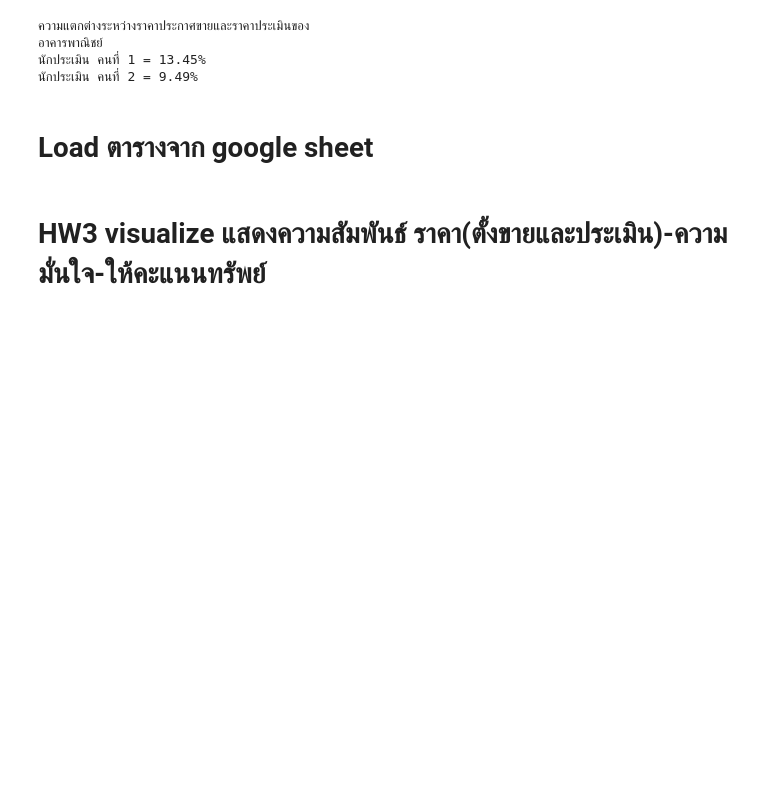
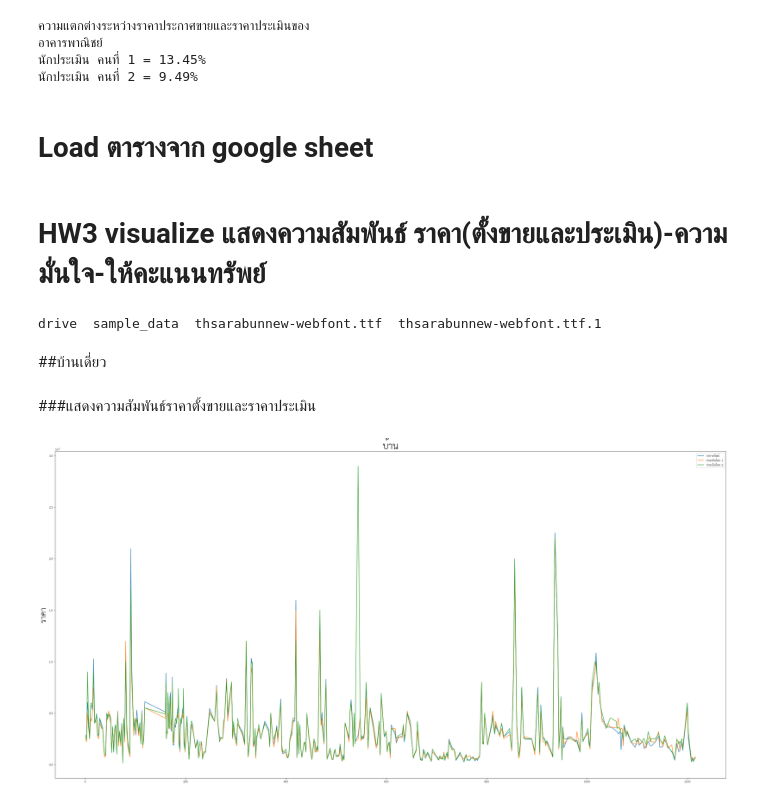
Before and after one commit to nannthd/bsc_dpdm22, a Jupyter notebook: [dataprep1] property estimator.ipynb, the cells around one changed output. Drawn from its saved outputs; the diff is of its cells as text; code cells hidden in the pictures; blank space fills up the shorter version.

```diff
--- a/[dataprep1] property estimator.ipynb
+++ b/[dataprep1] property estimator.ipynb
@@ -1557,3 +1491,40 @@ land01 = pd.read_excel(link,sheet_name='ที่ดิน')
 # HW3 visualize แสดงความสัมพันธ์ ราคา(ตั้งขายและประเมิน)-ความมั่นใจ-ให้คะแนนทรัพย์
 # %%
 from matplotlib import pyplot as plt
+
+import matplotlib
+matplotlib.rcParams['figure.figsize']=[40,20]
+
+from pandas import DataFrame
+# %%
+!wget -q https://github.com/Phonbopit/sarabun-webfont/raw/master/fonts/thsarabunnew-webfont.ttf
+!ls
+import matplotlib as mpl
+mpl.font_manager.fontManager.addfont('thsarabunnew-webfont.ttf')
+mpl.rc('font', family='TH Sarabun New')
+# %% [output]
+drive  sample_data  thsarabunnew-webfont.ttf  thsarabunnew-webfont.ttf.1
+# %% [markdown]
+##บ้านเดี่ยว
+# %%
+Est1 = detachedhouse2[detachedhouse2['ID ผู้ประเมิน']==1]
+Est2 = detachedhouse2[detachedhouse2['ID ผู้ประเมิน']==2]
+Est1_nodup = Est1.drop_duplicates(subset=['ราคาทรัพย์','ประเมินราคาซื้อ-ขาย'])
+Est2_nodup = Est2.drop_duplicates(subset=['ราคาทรัพย์','ประเมินราคาซื้อ-ขาย'])
+Est2['ประเมินโดย 1'] = Est2['post id'].map(Est1_nodup.set_index('post id')['ประเมินราคาซื้อ-ขาย']);
+Est2['ประเมินโดย 2'] = Est2['post id'].map(Est2_nodup.set_index('post id')['ประเมินราคาซื้อ-ขาย']);
+Table01 = Est2[['post id','ราคาทรัพย์','ประเมินโดย 1','ประเมินโดย 2']]
+Table1 = Table01.dropna(subset=['ราคาทรัพย์','ประเมินโดย 1','ประเมินโดย 2'])
+Table1
+# %% [markdown]
+###แสดงความสัมพันธ์ราคาตั้งขายและราคาประเมิน
+# %%
+dataF1 = DataFrame(Table1,columns=['ราคาทรัพย์','ประเมินโดย 1','ประเมินโดย 2'])
+print(dataF1)
+# %%
+dataF1.plot(kind="line")
+plt.title('บ้าน',fontsize=30)
+plt.ylabel('ราคา',fontsize=25)
+plt.show()
+# %% [output]
+[figure, added]
```
Also changed, not shown: parts of 29 cells of this notebook.
